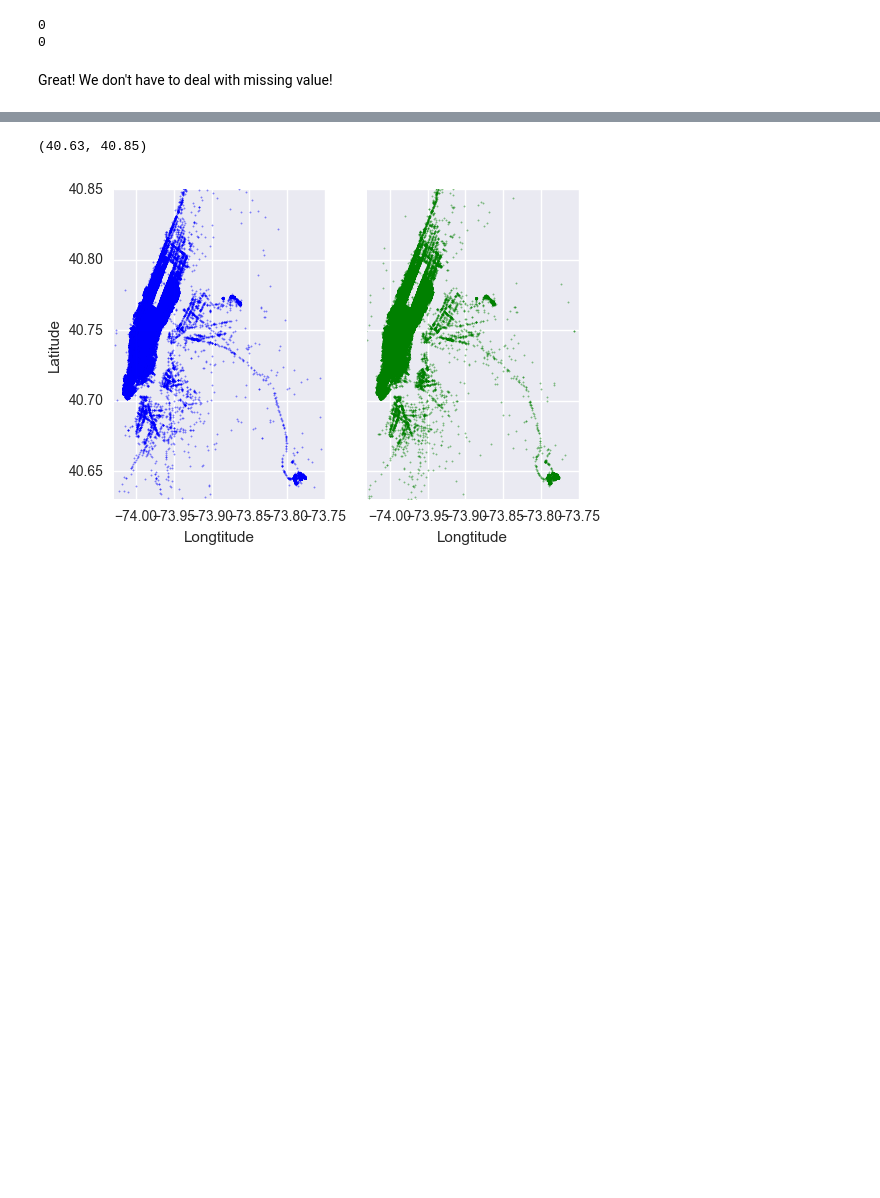
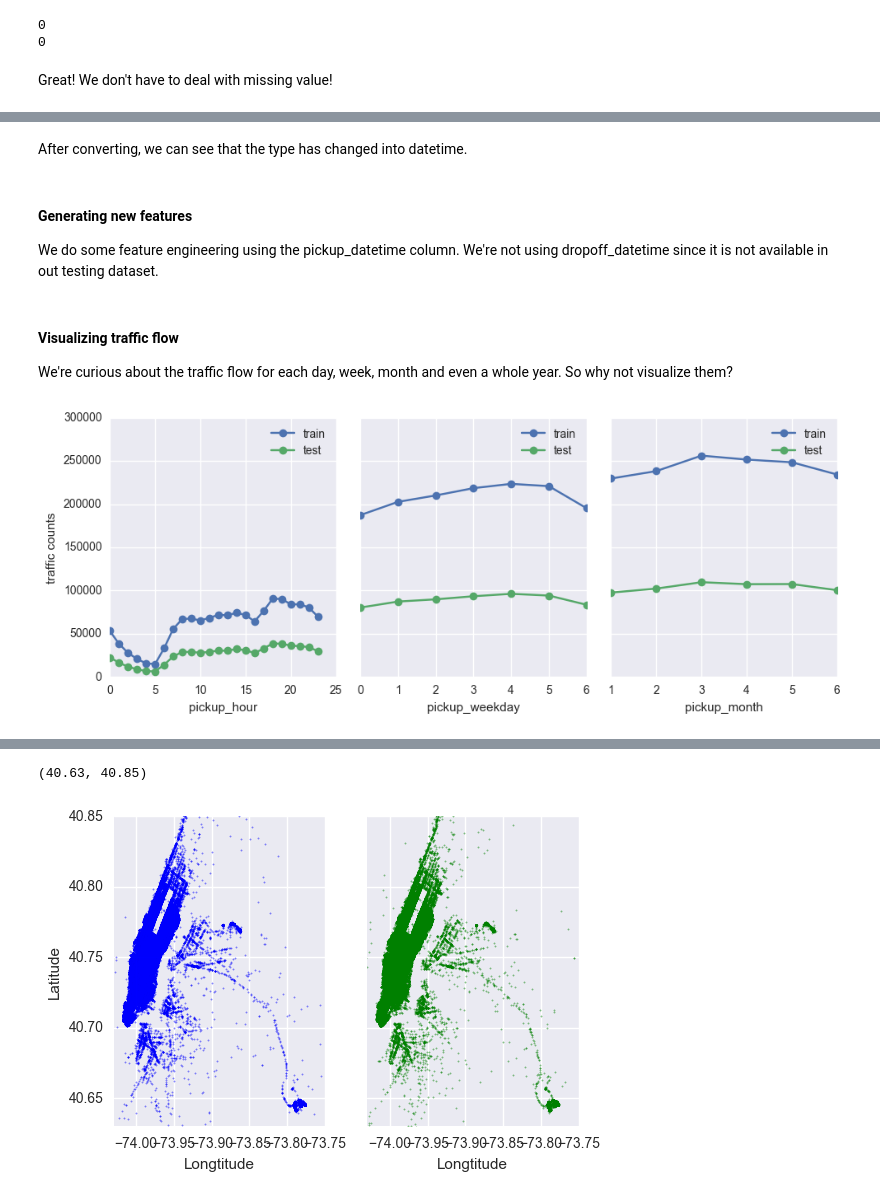
Before and after one commit to Beanzwang/kaggle, a Jupyter notebook: taxi_trip/taxi trip.ipynb, the cells around one changed output, grey strips where cells are left out. Saved outputs shown, nothing was run; the diff lists cells and outputs as text; code cells hidden in the pictures; blank space fills up the shorter version.

```diff
--- a/taxi_trip/taxi trip.ipynb
+++ b/taxi_trip/taxi trip.ipynb
@@ -112,0 +148,6 @@ Great! We don't have to deal with missing value!
+# %% [markdown]
+After converting, we can see that the type has changed into datetime.
+# %% [markdown]
+#### Generating new features
+We do some feature engineering using the pickup_datetime column.
+We're not using dropoff_datetime since it is not available in out testing dataset.
@@ -112,0 +170,16 @@ Great! We don't have to deal with missing value!
+# %% [markdown]
+#### Visualizing traffic flow
+We're curious about the traffic flow for each day, week, month and even a whole year.
+So why not visualize them?
+# %%
+group_list = ['pickup_hour', 'pickup_weekday', 'pickup_month']
+fig, ax = plt.subplots(nrows=1, ncols=3, sharey=True, figsize=(10, 4))
+ax[0].set_ylabel('traffic counts')
+for index, value in enumerate(group_list):
+    ax[index].plot(train.groupby(value).count()['id'], 'o-', label='train')
+    ax[index].plot(test.groupby(value).count()['id'], 'o-', label='test')
+    ax[index].set_xlabel(value)
+    ax[index].legend()
+plt.tight_layout()
+# %% [output]
+[figure, added]
```
Also changed, not shown: parts of 120 cells of this notebook, 1 other file.
